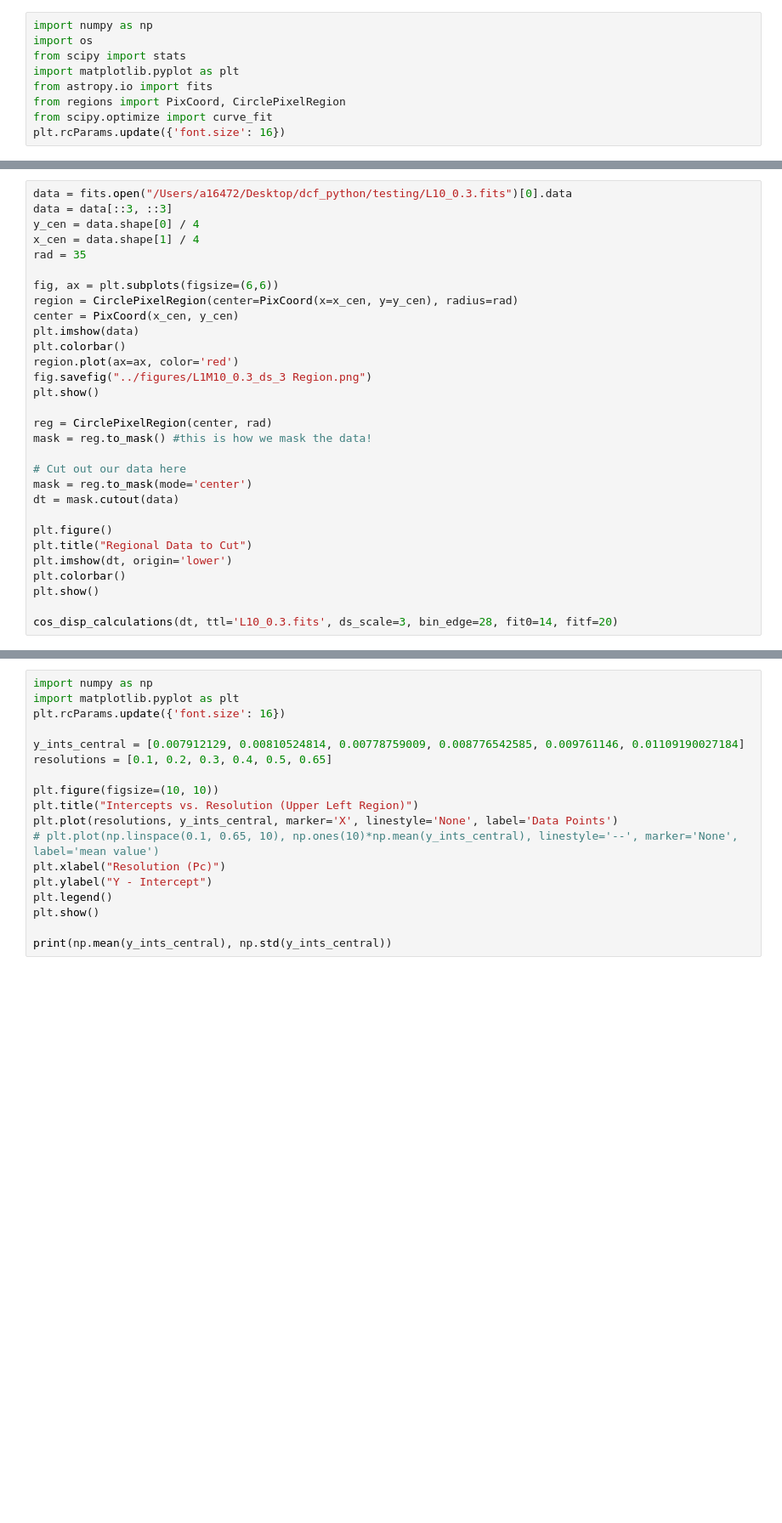
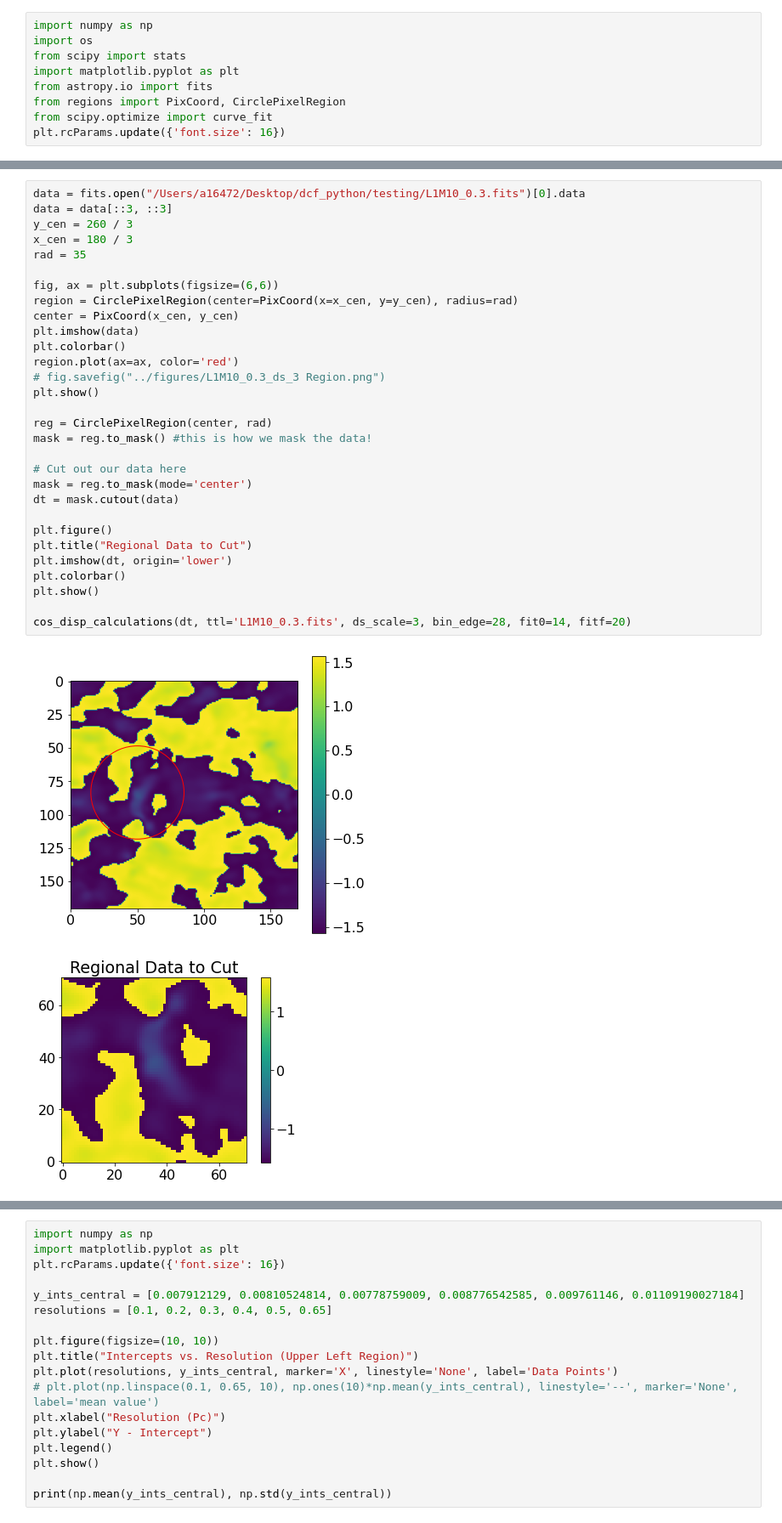
Before and after one commit to parkji30/PyDCF, a Jupyter notebook: testing/cos_disp_simulations_ds.ipynb, the cells around one changed output, grey strips where cells are left out. Shown at 85% size. Saved outputs shown, nothing was run; the diff lists cells and outputs as text; blank space fills up the shorter version.

```diff
--- a/testing/cos_disp_simulations_ds.ipynb
+++ b/testing/cos_disp_simulations_ds.ipynb
@@ -261,30 +279,33 @@ cos_disp_calculations(dt, ttl='L10_0.2.fits', ds_scale=2, bin_edge=30, fit0=10,
 # %%
-data = fits.open("/Users/a16472/Desktop/dcf_python/testing/L10_0.3.fits")[0].data
+data = fits.open("/Users/a16472/Desktop/dcf_python/testing/L1M10_0.3.fits")[0].data
 data = data[::3, ::3]
-y_cen = data.shape[0] / 4
-x_cen = data.shape[1] / 4
+y_cen = 260 / 3
+x_cen = 180 / 3
 rad = 35
 
 fig, ax = plt.subplots(figsize=(6,6))
 region = CirclePixelRegion(center=PixCoord(x=x_cen, y=y_cen), radius=rad)
 center = PixCoord(x_cen, y_cen)
 plt.imshow(data)
 plt.colorbar()
 region.plot(ax=ax, color='red')
-fig.savefig("../figures/L1M10_0.3_ds_3 Region.png")
+# fig.savefig("../figures/L1M10_0.3_ds_3 Region.png")
 plt.show()
 
 reg = CirclePixelRegion(center, rad)
 mask = reg.to_mask() #this is how we mask the data!
 
 # Cut out our data here
 mask = reg.to_mask(mode='center')
 dt = mask.cutout(data)
 
 plt.figure()
 plt.title("Regional Data to Cut")
 plt.imshow(dt, origin='lower')
 plt.colorbar()
 plt.show()
 
-cos_disp_calculations(dt, ttl='L10_0.3.fits', ds_scale=3, bin_edge=28, fit0=14, fitf=20)
+cos_disp_calculations(dt, ttl='L1M10_0.3.fits', ds_scale=3, bin_edge=28, fit0=14, fitf=20)
+# %% [output]
+[figure, added]
+[figure, added]
```
Also changed, not shown: parts of 8 cells of this notebook, 18 other files.
